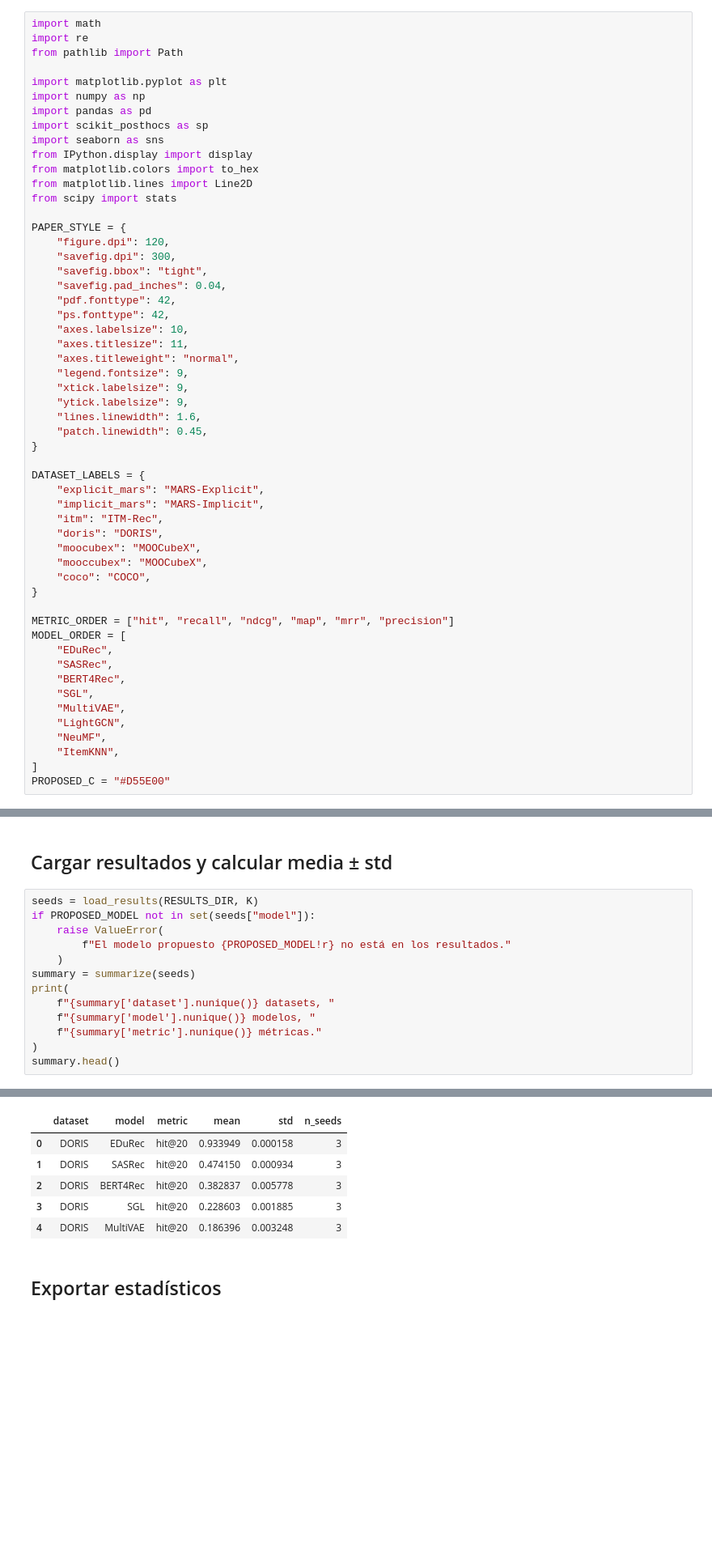
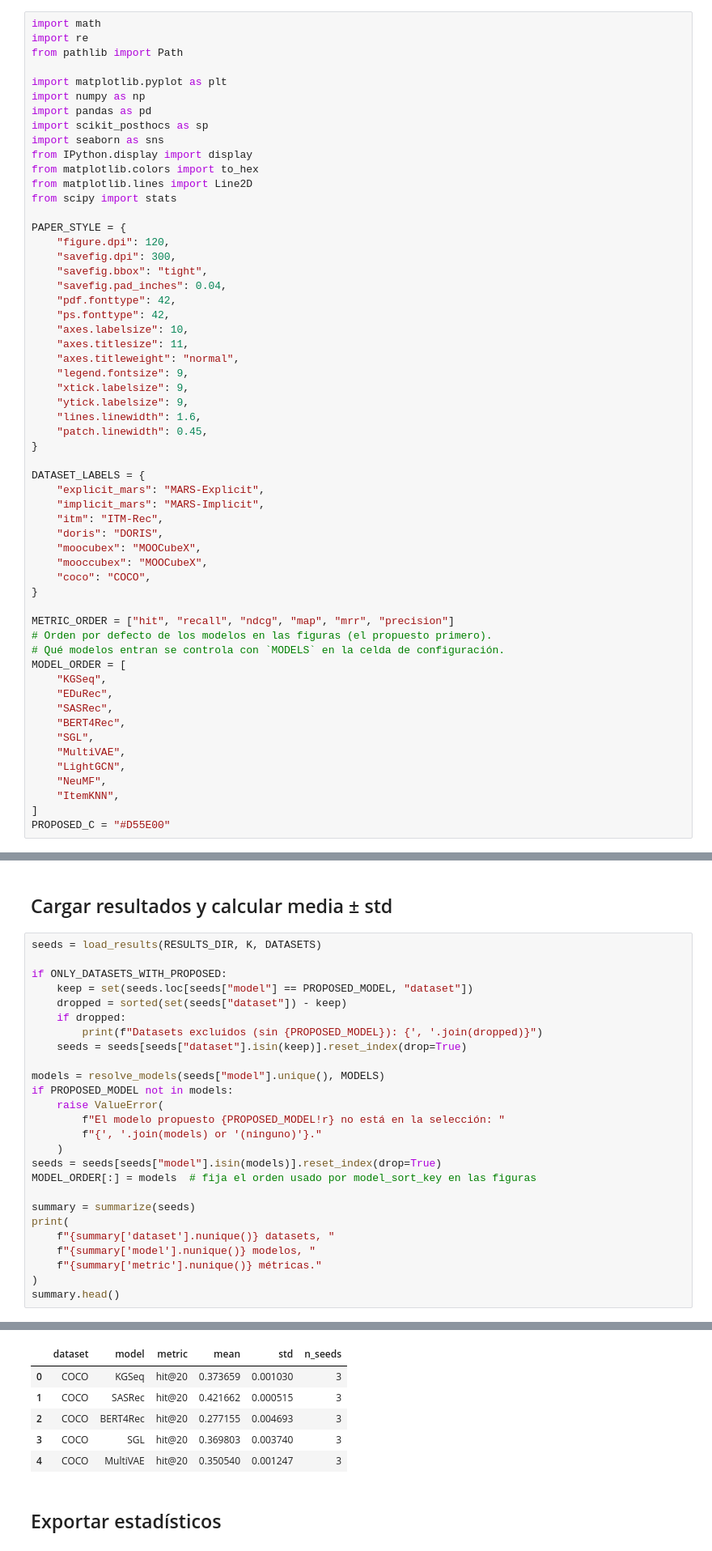
Before and after one commit to Pacatro/EDuRec, a Jupyter notebook: notebooks/evaluation_plots.ipynb, the cells around one changed output, grey strips where cells are left out. Shown at 81% size. Drawn from its saved outputs; the diff is of its cells as text; blank space fills up the shorter version.

```diff
--- a/notebooks/evaluation_plots.ipynb
+++ b/notebooks/evaluation_plots.ipynb
@@ -43,7 +43,10 @@ DATASET_LABELS = {
 }
 
 METRIC_ORDER = ["hit", "recall", "ndcg", "map", "mrr", "precision"]
+# Orden por defecto de los modelos en las figuras (el propuesto primero).
+# Qué modelos entran se controla con `MODELS` en la celda de configuración.
 MODEL_ORDER = [
+    "KGSeq",
     "EDuRec",
     "SASRec",
     "BERT4Rec",
@@ -692,26 +819,39 @@ Tablas:     /home/pacatro/Code/projects/EDuRec/results/tables/evaluation
 # %% [markdown]
 ## Cargar resultados y calcular media ± std
 # %%
-seeds = load_results(RESULTS_DIR, K)
-if PROPOSED_MODEL not in set(seeds["model"]):
+seeds = load_results(RESULTS_DIR, K, DATASETS)
+
+if ONLY_DATASETS_WITH_PROPOSED:
+    keep = set(seeds.loc[seeds["model"] == PROPOSED_MODEL, "dataset"])
+    dropped = sorted(set(seeds["dataset"]) - keep)
+    if dropped:
+        print(f"Datasets excluidos (sin {PROPOSED_MODEL}): {', '.join(dropped)}")
+    seeds = seeds[seeds["dataset"].isin(keep)].reset_index(drop=True)
+
+models = resolve_models(seeds["model"].unique(), MODELS)
+if PROPOSED_MODEL not in models:
     raise ValueError(
-        f"El modelo propuesto {PROPOSED_MODEL!r} no está en los resultados."
+        f"El modelo propuesto {PROPOSED_MODEL!r} no está en la selección: "
+        f"{', '.join(models) or '(ninguno)'}."
     )
+seeds = seeds[seeds["model"].isin(models)].reset_index(drop=True)
+MODEL_ORDER[:] = models  # fija el orden usado por model_sort_key en las figuras
+
 summary = summarize(seeds)
 print(
     f"{summary['dataset'].nunique()} datasets, "
     f"{summary['model'].nunique()} modelos, "
     f"{summary['metric'].nunique()} métricas."
 )
 summary.head()
 # %% [output]
 5 datasets, 8 modelos, 6 métricas.
 |  | dataset | model | metric | mean | std | n_seeds |
-| 0 | DORIS | EDuRec | hit@20 | 0.933949 | 0.000158 | 3 |
-| 1 | DORIS | SASRec | hit@20 | 0.474150 | 0.000934 | 3 |
-| 2 | DORIS | BERT4Rec | hit@20 | 0.382837 | 0.005778 | 3 |
-| 3 | DORIS | SGL | hit@20 | 0.228603 | 0.001885 | 3 |
-| 4 | DORIS | MultiVAE | hit@20 | 0.186396 | 0.003248 | 3 |
+| 0 | COCO | KGSeq | hit@20 | 0.373659 | 0.001030 | 3 |
+| 1 | COCO | SASRec | hit@20 | 0.421662 | 0.000515 | 3 |
+| 2 | COCO | BERT4Rec | hit@20 | 0.277155 | 0.004693 | 3 |
+| 3 | COCO | SGL | hit@20 | 0.369803 | 0.003740 | 3 |
+| 4 | COCO | MultiVAE | hit@20 | 0.350540 | 0.001247 | 3 |
 # %% [markdown]
 ## Exportar estadísticos
 # %%
```
Also changed, not shown: parts of 4 cells of this notebook, 1 other file.
